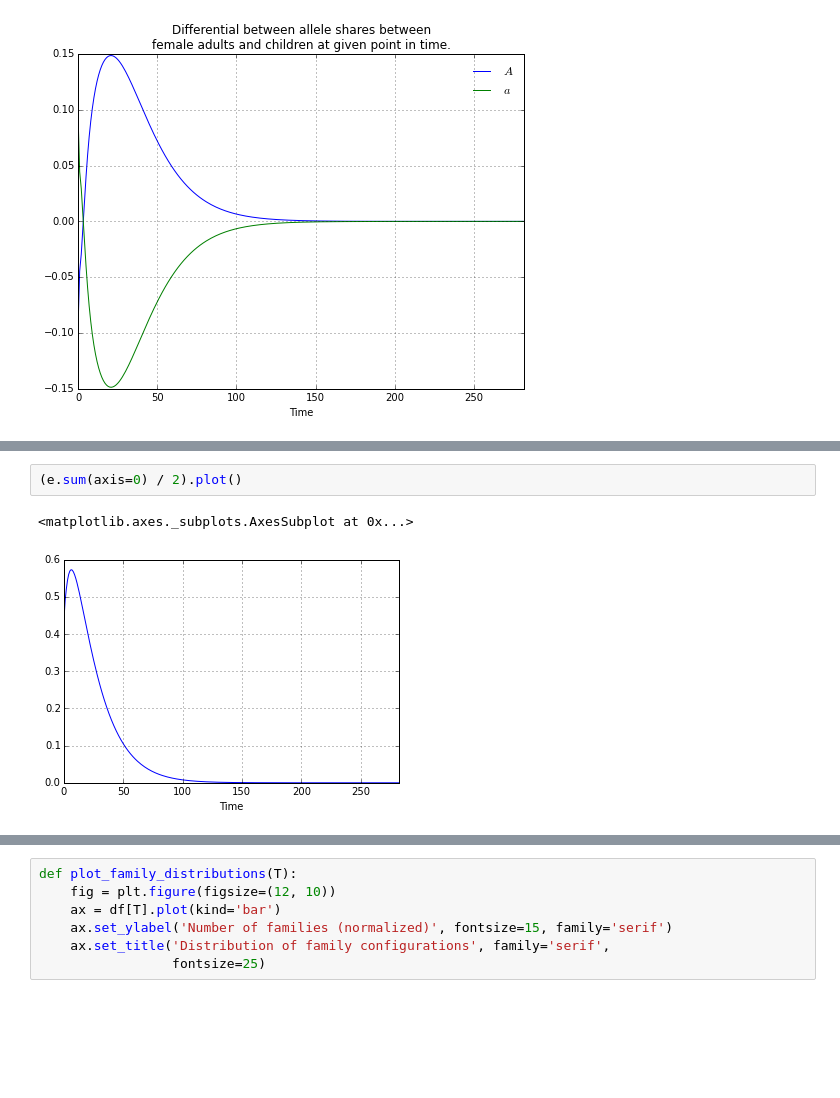
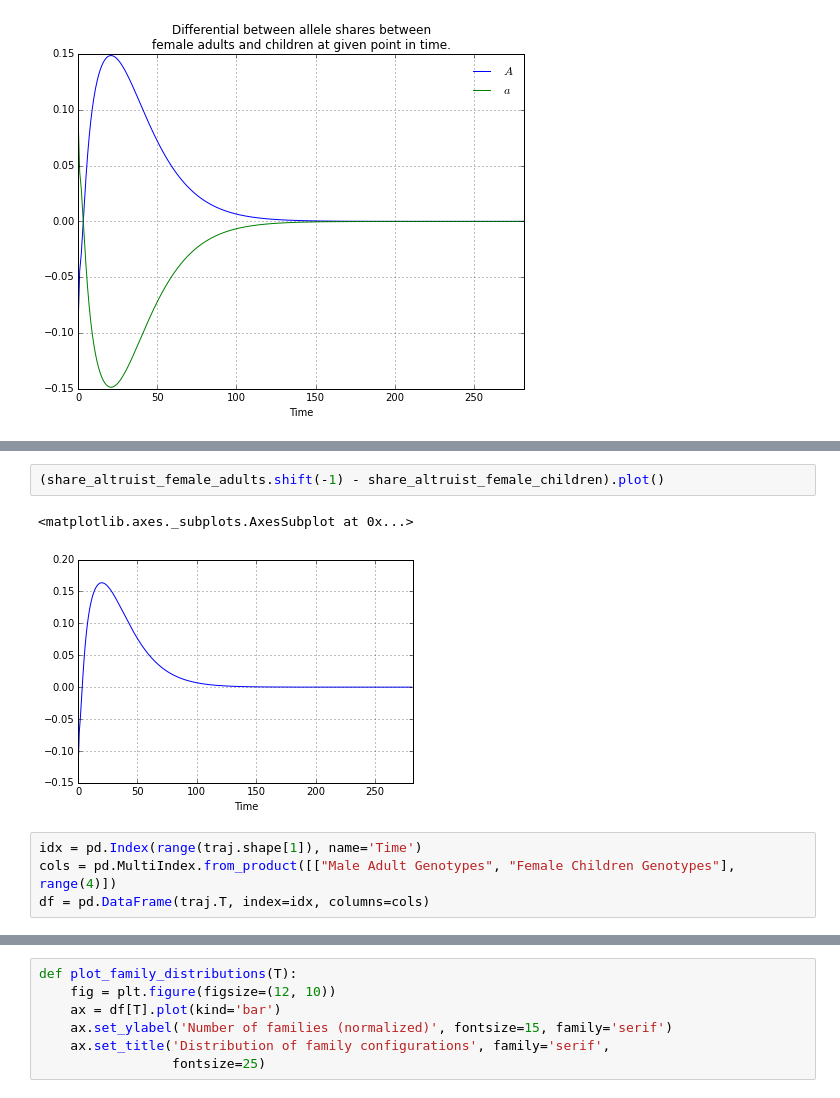
Before and after one commit to davidrpugh/population-ecology-approach, a Jupyter notebook: src/tutorial.ipynb, the cells around one changed output, grey strips where cells are left out. Drawn from its saved outputs; the diff is of its cells as text; blank space fills up the shorter version.

```diff
--- a/src/tutorial.ipynb
+++ b/src/tutorial.ipynb
@@ -318,5 +316,9 @@ Length: 283, dtype: float64
-# %%
-(e.sum(axis=0) / 2).plot()
-# %% [output]
-<matplotlib.axes._subplots.AxesSubplot at 0x...>
-[figure, removed]
+# %%
+(share_altruist_female_adults.shift(-1) - share_altruist_female_children).plot()
+# %% [output]
+<matplotlib.axes._subplots.AxesSubplot at 0x...>
+[figure, added]
+# %%
+idx = pd.Index(range(traj.shape[1]), name='Time')
+cols = pd.MultiIndex.from_product([["Male Adult Genotypes", "Female Children Genotypes"], range(4)])
+df = pd.DataFrame(traj.T, index=idx, columns=cols)
```
Also changed, not shown: parts of 6 cells of this notebook, 1 other file.
